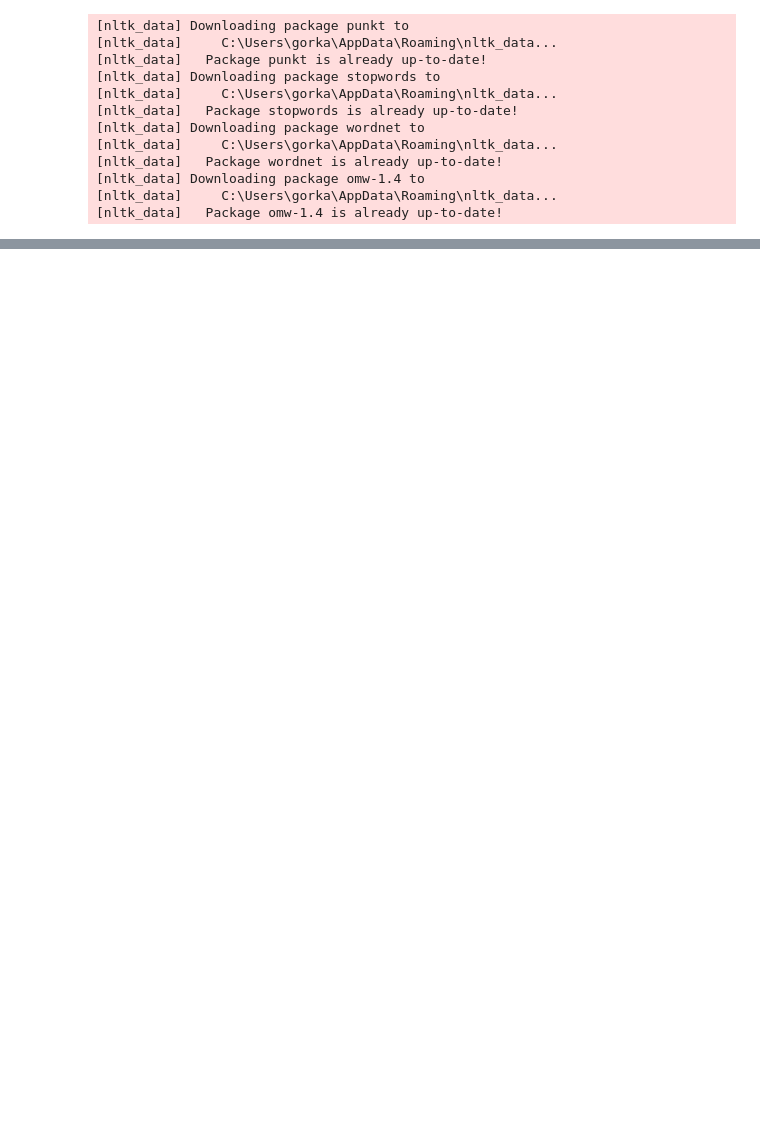
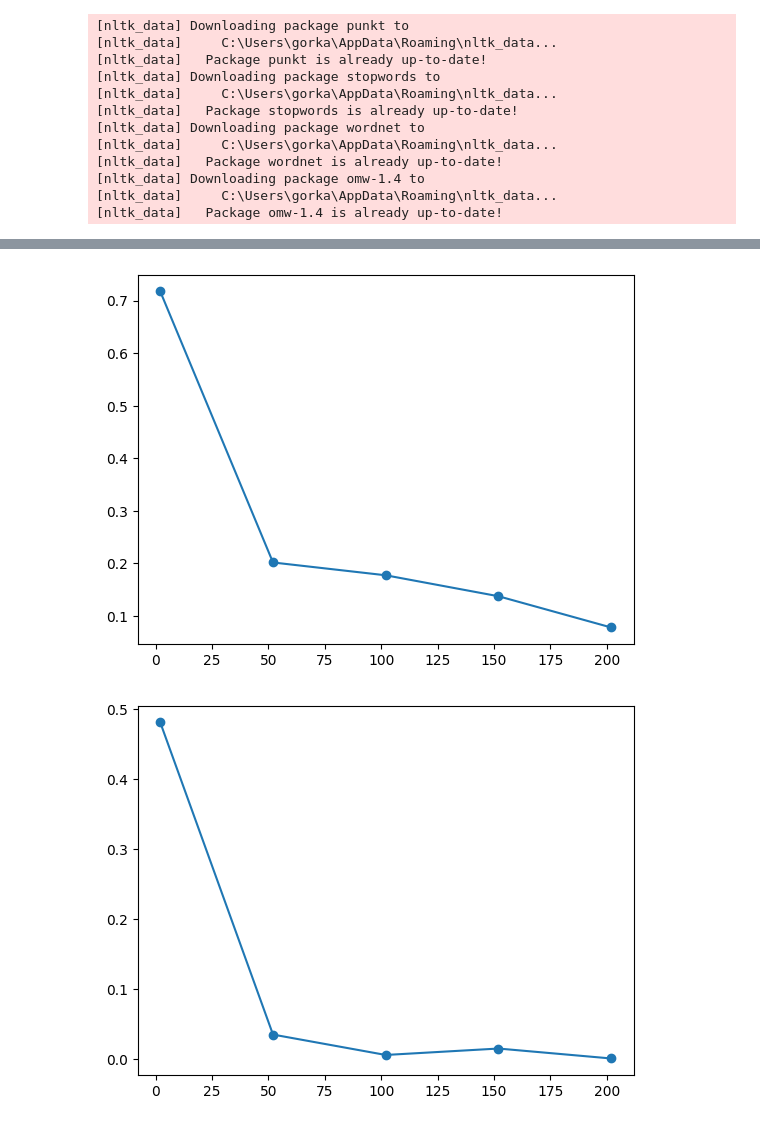
Before and after one commit to korah91/MineriaClustering, a Jupyter notebook: supremeCourt.ipynb, the cells around one changed output, grey strips where cells are left out. Cells and saved outputs as stored; diff of their text form; code cells hidden in the pictures; blank space fills up the shorter version.

```diff
--- a/supremeCourt.ipynb
+++ b/supremeCourt.ipynb
@@ -621,0 +672,8 @@ range_topics = [i for i in range(200,401,50)]
+# %%
+#Graficos del número de Topicos, PCA, y número de Clusters, en relación con el valor de la silhouette
+get_plot_scores("scores1.csv","nTopics","silhouetteValue", np.mean)
+get_plot_scores("scores1.csv", "PCA", "silhouetteValue", np.mean)
+get_plot_scores("scores1.csv","nClusters","silhouetteValue", np.mean)
+# %% [output]
+[figure, added]
+[figure, added]
```
Also changed, not shown: parts of 26 cells of this notebook, 4 other files.
